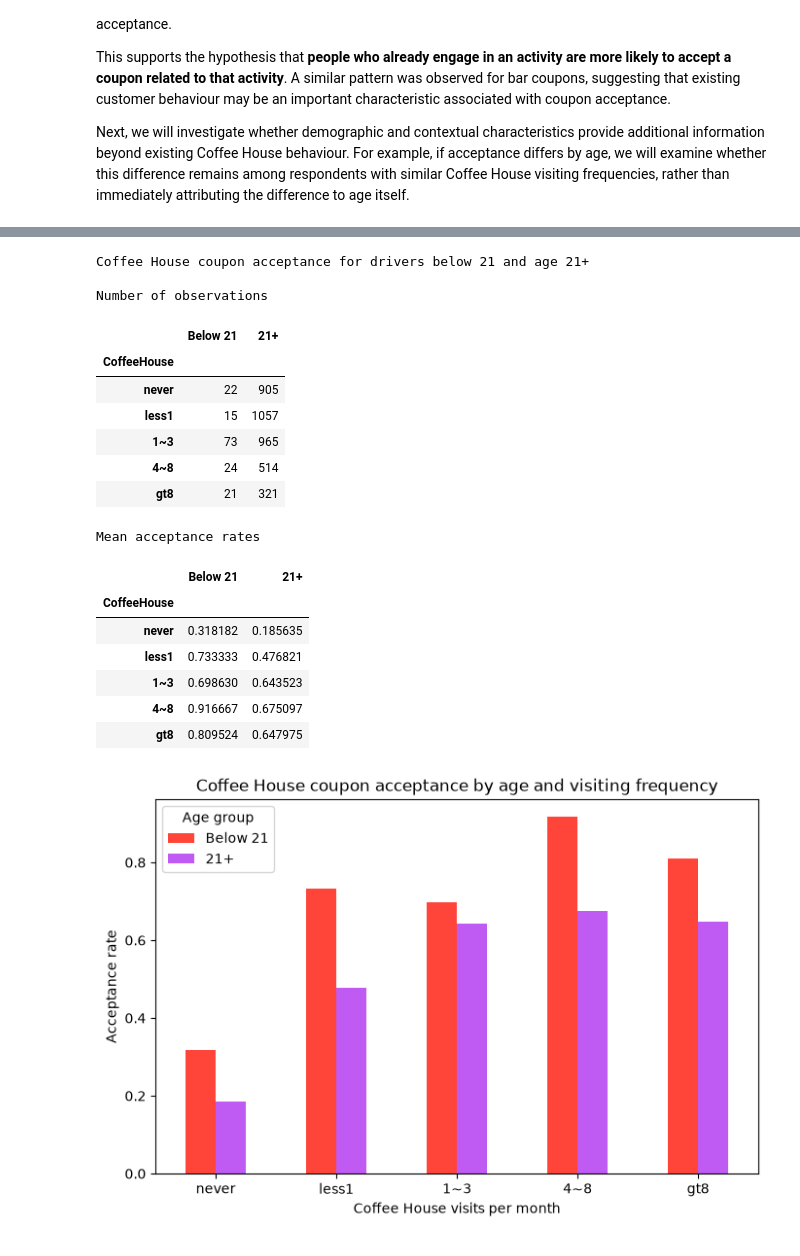
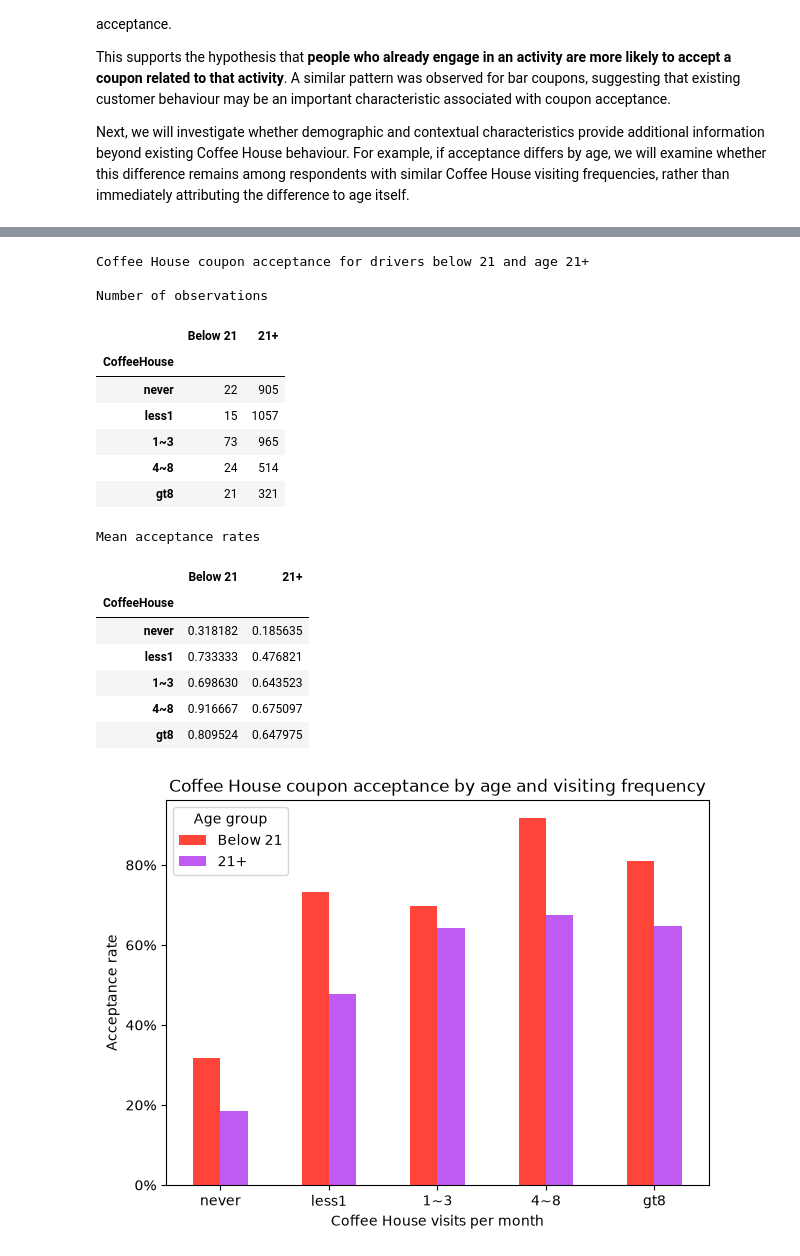
Before and after one commit to mvin-odissey/coupon-acceptance-analysis, a Jupyter notebook: prompt.ipynb, the cells around one changed output, grey strips where cells are left out. Drawn from its saved outputs; the diff is of its cells as text; code cells hidden in the pictures.

```diff
--- a/prompt.ipynb
+++ b/prompt.ipynb
@@ -1049,40 +981,43 @@ coffee_age_frequency_means = pd.DataFrame({
 print("Mean acceptance rates\n")
 display(coffee_age_frequency_means)
 
-# Visualize acceptance rates by age group and Coffee House visiting frequency
+# Visualize coupon acceptance rates
 coffee_age_frequency_means.plot(
     kind="bar",
-    figsize=(8, 5),
+    figsize=(7, 5),
     color=colors
 )
 
 plt.title("Coffee House coupon acceptance by age and visiting frequency")
 plt.xlabel("Coffee House visits per month")
 plt.ylabel("Acceptance rate")
 plt.xticks(rotation=0)
 plt.legend(title="Age group")
 
+from matplotlib.ticker import PercentFormatter
+plt.gca().yaxis.set_major_formatter(PercentFormatter(1))
+
 plt.show()
 # %% [output]
 Coffee House coupon acceptance for drivers below 21 and age 21+
 
 Number of observations
 |  | Below 21 | 21+ |
 | CoffeeHouse |  |  |
 | never | 22 | 905 |
 | less1 | 15 | 1057 |
 | 1~3 | 73 | 965 |
 | 4~8 | 24 | 514 |
 | gt8 | 21 | 321 |
 Mean acceptance rates
 |  | Below 21 | 21+ |
 | CoffeeHouse |  |  |
 | never | 0.318182 | 0.185635 |
 | less1 | 0.733333 | 0.476821 |
 | 1~3 | 0.698630 | 0.643523 |
 | 4~8 | 0.916667 | 0.675097 |
 | gt8 | 0.809524 | 0.647975 |
-[figure, old version]
+[figure, new version]
 # %% [markdown]
 ## Observation
 
```
Also changed, not shown: parts of 11 cells of this notebook, 10 other files.
